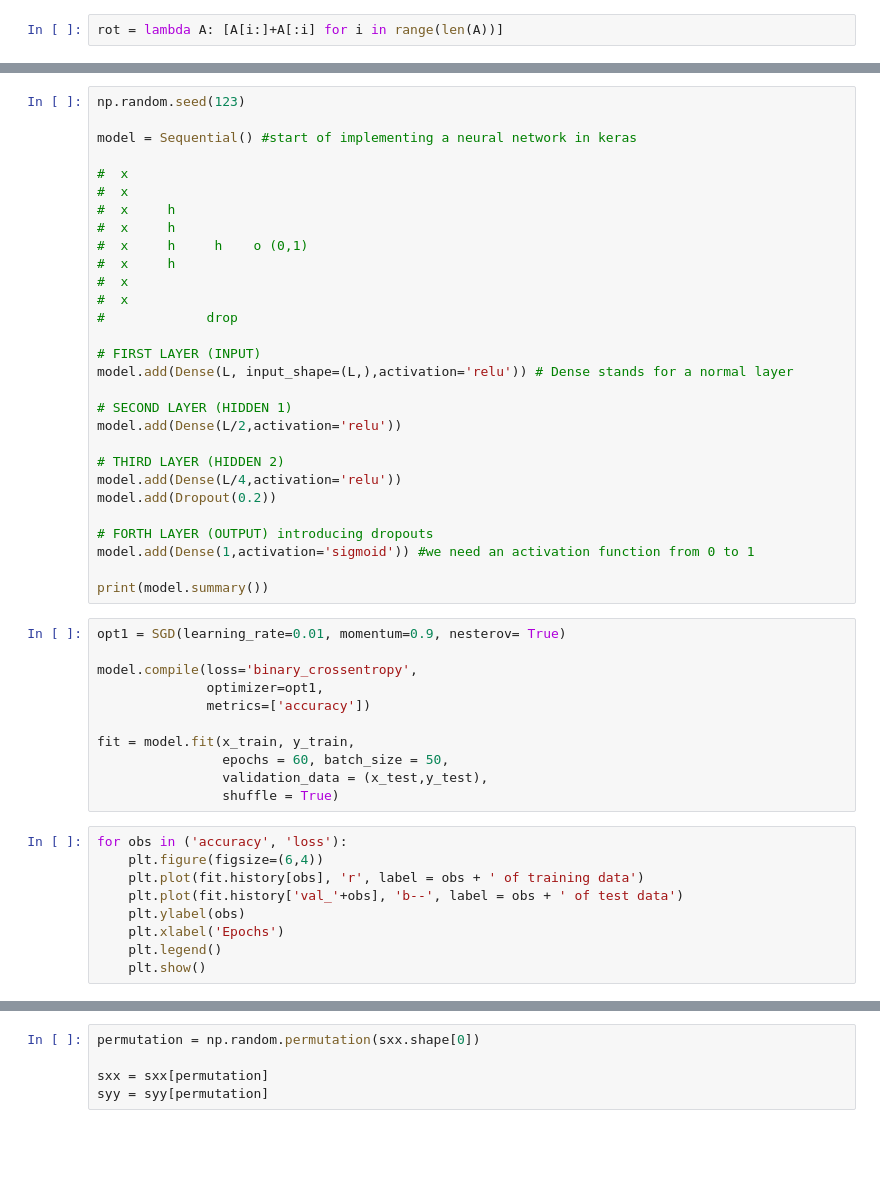
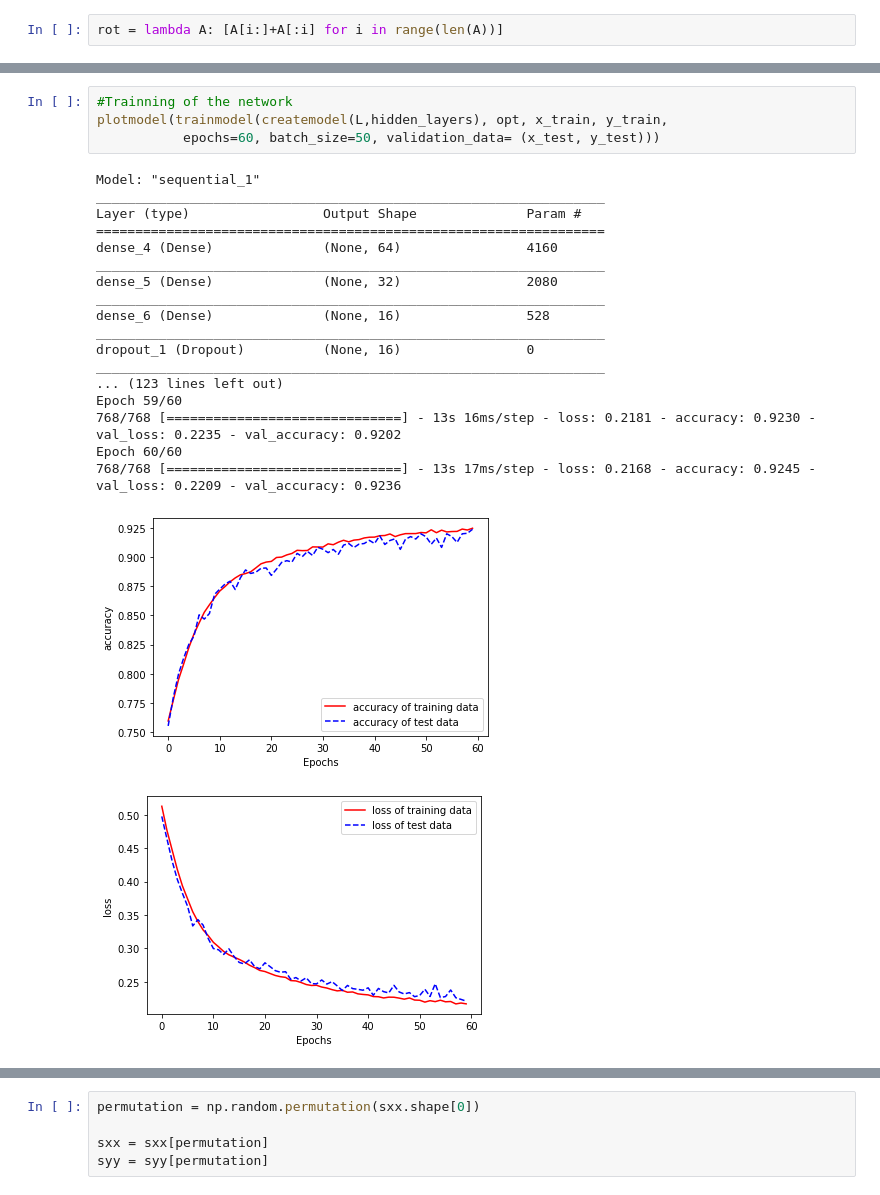
Before and after one commit to drckf/mlreview_notebooks, a Jupyter notebook: jupyter_notebooks/exercises/GitPush_exercise2.ipynb, the cells around one changed output, grey strips where cells are left out. Saved outputs shown, nothing was run; the diff lists cells and outputs as text; blank space fills up the shorter version.

Commit message:
Saverios function implementation

```diff
--- a/jupyter_notebooks/exercises/GitPush_exercise2.ipynb
+++ b/jupyter_notebooks/exercises/GitPush_exercise2.ipynb
@@ -240,52 +303,27 @@ print(y_test.sum() / N_test)
-# %%
-np.random.seed(123)
-
-model = Sequential() #start of implementing a neural network in keras
-
-#  x
-#  x
-#  x     h
-#  x     h
-#  x     h     h    o (0,1)
-#  x     h
-#  x
-#  x
-#             drop
-
-# FIRST LAYER (INPUT)
-model.add(Dense(L, input_shape=(L,),activation='relu')) # Dense stands for a normal layer
-
-# SECOND LAYER (HIDDEN 1)
-model.add(Dense(L/2,activation='relu'))
-
-# THIRD LAYER (HIDDEN 2)
-model.add(Dense(L/4,activation='relu'))
-model.add(Dropout(0.2))
-
-# FORTH LAYER (OUTPUT) introducing dropouts
-model.add(Dense(1,activation='sigmoid')) #we need an activation function from 0 to 1
-
-print(model.summary())
-# %%
-opt1 = SGD(learning_rate=0.01, momentum=0.9, nesterov= True)
-
-model.compile(loss='binary_crossentropy',
-              optimizer=opt1,
-              metrics=['accuracy'])
-
-fit = model.fit(x_train, y_train,
-                epochs = 60, batch_size = 50,
-                validation_data = (x_test,y_test),
-                shuffle = True)
-# %%
-for obs in ('accuracy', 'loss'):
-    plt.figure(figsize=(6,4))
-    plt.plot(fit.history[obs], 'r', label = obs + ' of training data')
-    plt.plot(fit.history['val_'+obs], 'b--', label = obs + ' of test data')
-    plt.ylabel(obs)
-    plt.xlabel('Epochs')
-    plt.legend()
-    plt.show()
+# %%
+#Trainning of the network
+plotmodel(trainmodel(createmodel(L,hidden_layers), opt, x_train, y_train,
+           epochs=60, batch_size=50, validation_data= (x_test, y_test)))
+# %% [output]
+Model: "sequential_1"
+_________________________________________________________________
+Layer (type)                 Output Shape              Param #
+=================================================================
+dense_4 (Dense)              (None, 64)                4160
+_________________________________________________________________
+dense_5 (Dense)              (None, 32)                2080
+_________________________________________________________________
+dense_6 (Dense)              (None, 16)                528
+_________________________________________________________________
+dropout_1 (Dropout)          (None, 16)                0
+_________________________________________________________________
+... (123 lines left out)
+Epoch 59/60
+768/768 [==============================] - 13s 16ms/step - loss: 0.2181 - accuracy: 0.9230 - val_loss: 0.2235 - val_accuracy: 0.9202
+Epoch 60/60
+768/768 [==============================] - 13s 17ms/step - loss: 0.2168 - accuracy: 0.9245 - val_loss: 0.2209 - val_accuracy: 0.9236
+[figure, added]
+[figure, added]
 # %%
 for i in range(16):
     print(sxx[i],syy[i])
```
Also changed, not shown: parts of 15 cells of this notebook.
